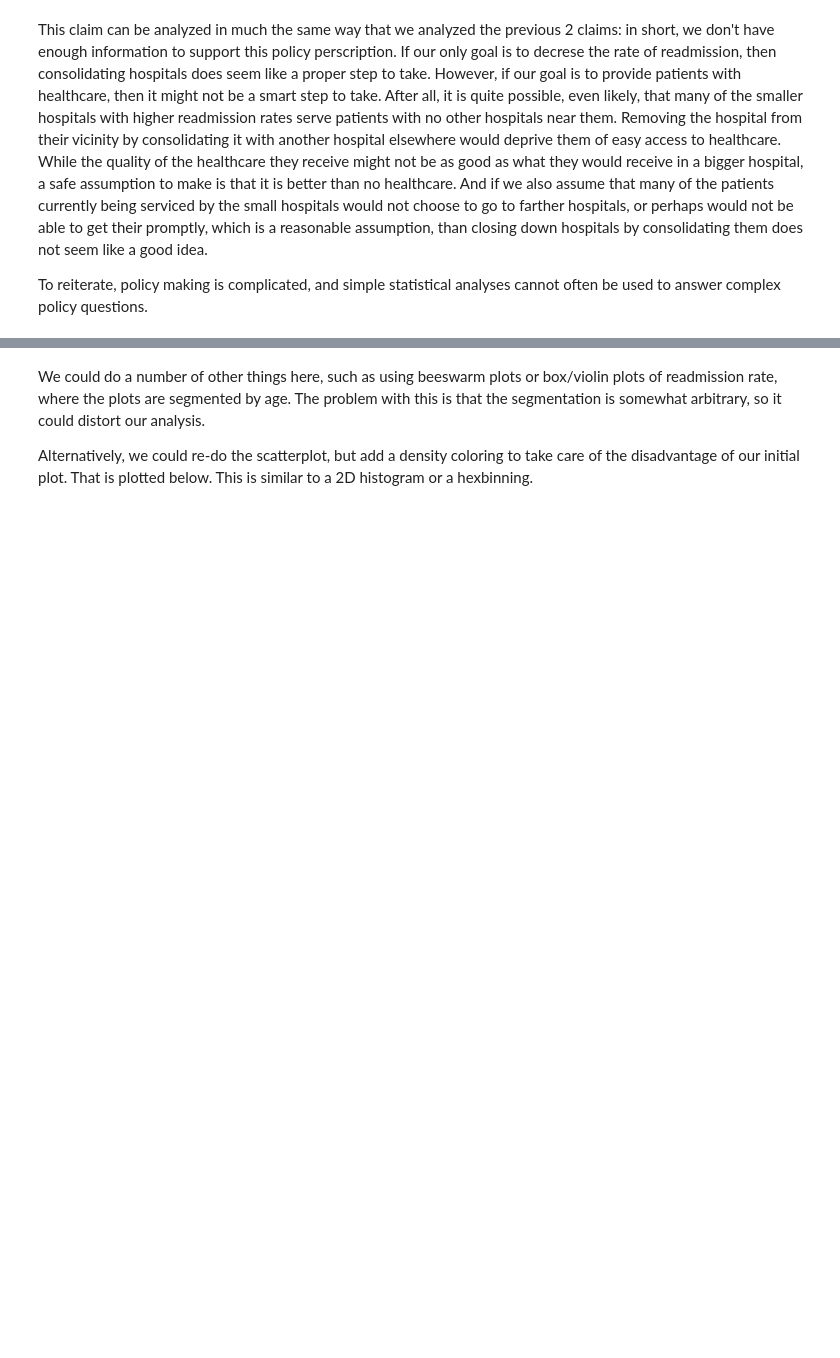
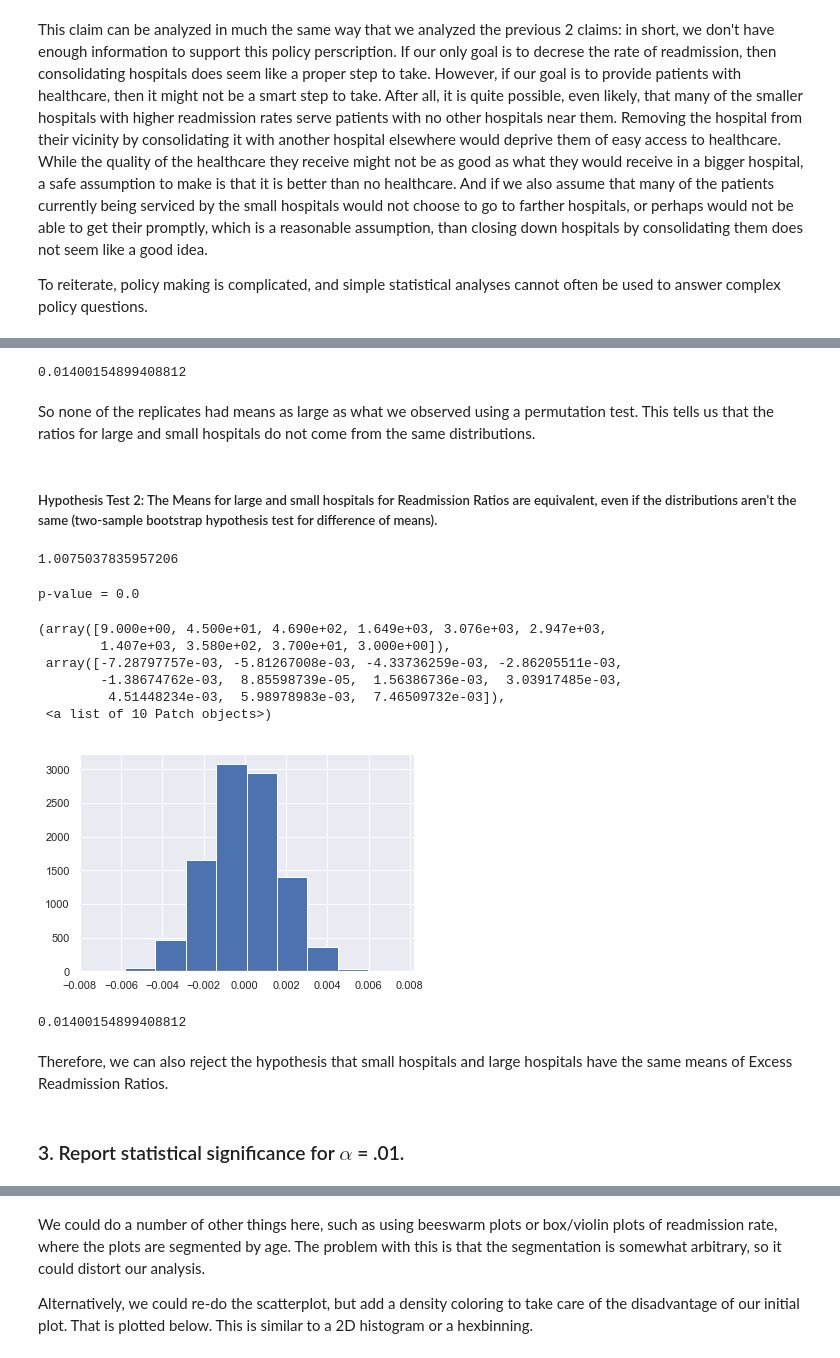
Before and after one commit to gblinick/Hospital-Readmissions-EDA, a Jupyter notebook: sliderule_dsi_inferential_statistics_exercise_3.ipynb, the cells around one changed output, grey strips where cells are left out. Cells and saved outputs as stored; diff of their text form; code cells hidden in the pictures; blank space fills up the shorter version.

Commit message:
Updated file with hypothesis testing

```diff
--- a/sliderule_dsi_inferential_statistics_exercise_3.ipynb
+++ b/sliderule_dsi_inferential_statistics_exercise_3.ipynb
@@ -421,0 +618,8 @@ To reiterate, policy making is complicated, and simple statistical analyses cann
+# %%
+observed_mean_diff
+# %% [output]
+0.01400154899408812
+# %% [markdown]
+So none of the replicates had means as large as what we observed using a permutation test. This tells us that the ratios for large and small hospitals do not come from the same distributions.
+# %% [markdown]
+##### Hypothesis Test 2: The Means for large and small hospitals for Readmission Ratios are equivalent, even if the distributions aren't the same (two-sample bootstrap hypothesis test for difference of means).
@@ -421,0 +630,46 @@ To reiterate, policy making is complicated, and simple statistical analyses cann
+# %%
+mean_ratio
+# %% [output]
+1.0075037835957206
+# %%
+# Generate shifted array
+small_ratios_shifted = small_ratio - np.mean(small_ratio) + mean_ratio
+large_ratios_shifted = large_ratio - np.mean(large_ratio) + mean_ratio
+# %%
+def draw_bs_reps(data, func, size=1):
+    np.random.seed(42)
+    bs_replicates = np.empty(size)
+    for i in range(size):
+        bs_replicates[i] = func(np.random.choice(data, len(data)))
+    return bs_replicates
+# %%
+# Compute 10,000 bootstrap replicates from shifted arrays
+bs_replicates_small = draw_bs_reps(small_ratios_shifted, np.mean, 10000)
+bs_replicates_large = draw_bs_reps(large_ratios_shifted, np.mean, 10000)
+# %%
+# Get replicates of difference of meanL bs_replicates
+bs_replicates = bs_replicates_small - bs_replicates_large
+# %%
+# Compute and print the p-value: p
+p = np.sum(bs_replicates >= (np.mean(small_ratio) - np.mean(large_ratio))) / 10000
+print('p-value =', p)
+# %% [output]
+p-value = 0.0
+# %%
+plt.hist(bs_replicates)
+# %% [output]
+(array([9.000e+00, 4.500e+01, 4.690e+02, 1.649e+03, 3.076e+03, 2.947e+03,
+        1.407e+03, 3.580e+02, 3.700e+01, 3.000e+00]),
+ array([-7.28797757e-03, -5.81267008e-03, -4.33736259e-03, -2.86205511e-03,
+        -1.38674762e-03,  8.85598739e-05,  1.56386736e-03,  3.03917485e-03,
+         4.51448234e-03,  5.98978983e-03,  7.46509732e-03]),
+ <a list of 10 Patch objects>)
+[figure, added]
+# %%
+observed_mean_diff
+# %% [output]
+0.01400154899408812
+# %% [markdown]
+Therefore, we can also reject the hypothesis that small hospitals and large hospitals have the same means of Excess Readmission Ratios.
+# %% [markdown]
+###   3. Report statistical significance for $\alpha$ = .01.
```
Also changed, not shown: parts of 44 cells of this notebook.
